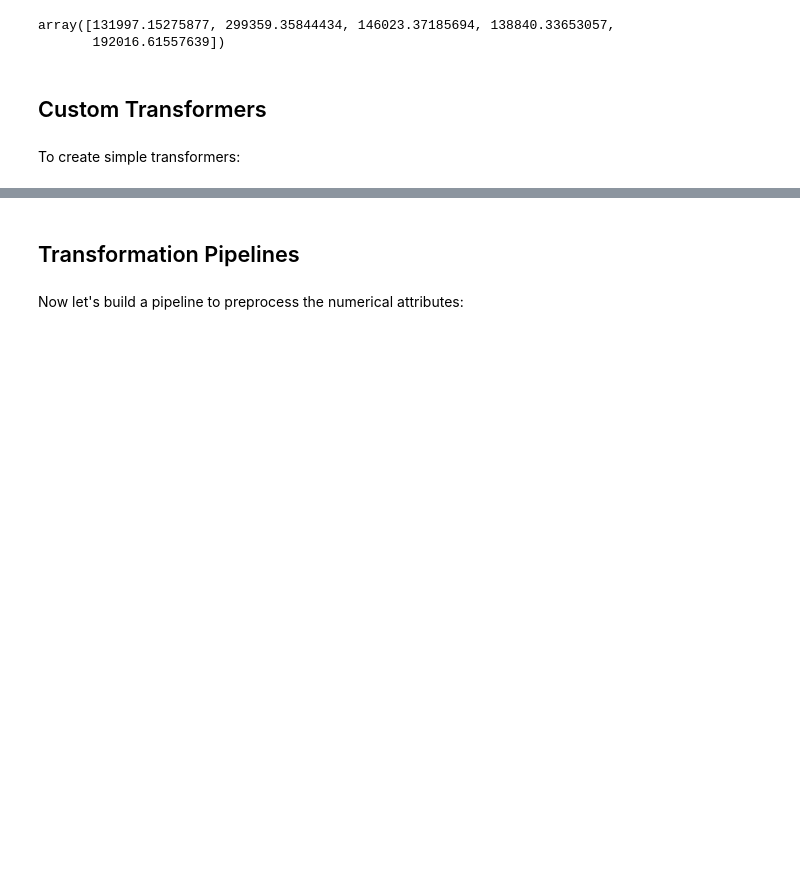
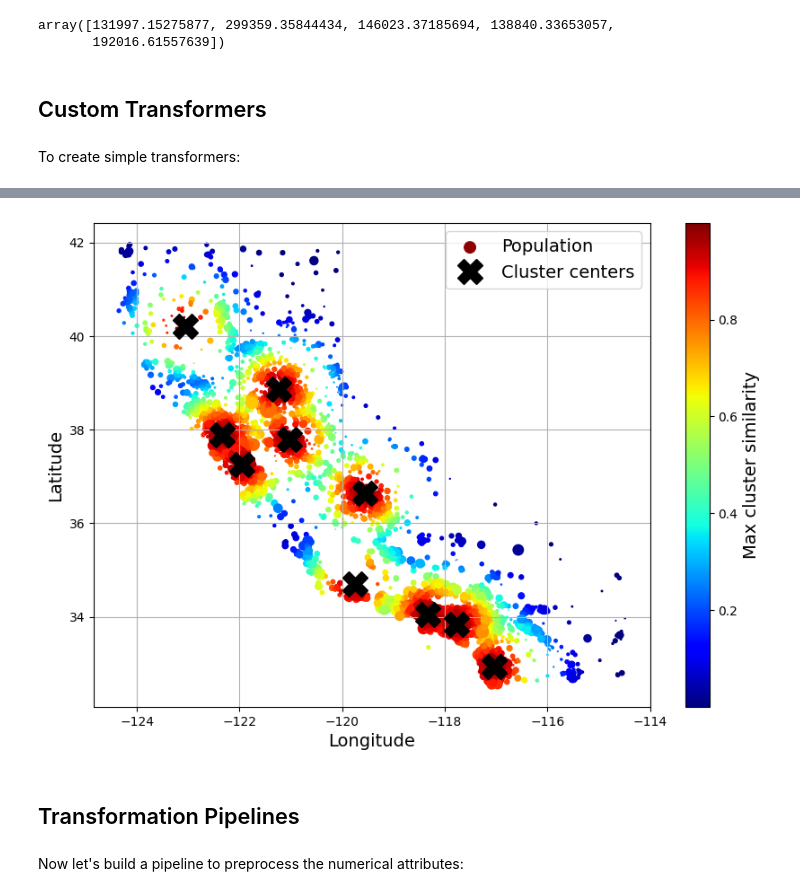
Before and after one commit to drlalithapranathi/handson-ml3, a Jupyter notebook: 02_end_to_end_machine_learning_project.ipynb, the cells around one changed output, grey strips where cells are left out. Drawn from its saved outputs; the diff is of its cells as text; code cells hidden in the pictures; blank space fills up the shorter version.

```diff
--- a/02_end_to_end_machine_learning_project.ipynb
+++ b/02_end_to_end_machine_learning_project.ipynb
@@ -447,24 +466,25 @@ similarities[:3].round(2)
 # %%
 # extra code – this cell generates Figure 2–19
 
 housing_renamed = housing.rename(columns={
     "latitude": "Latitude", "longitude": "Longitude",
     "population": "Population",
     "median_house_value": "Median house value (ᴜsᴅ)"})
 housing_renamed["Max cluster similarity"] = similarities.max(axis=1)
 
 housing_renamed.plot(kind="scatter", x="Longitude", y="Latitude", grid=True,
                      s=housing_renamed["Population"] / 100, label="Population",
                      c="Max cluster similarity",
                      cmap="jet", colorbar=True,
                      legend=True, sharex=False, figsize=(10, 7))
 plt.plot(cluster_simil.kmeans_.cluster_centers_[:, 1],
          cluster_simil.kmeans_.cluster_centers_[:, 0],
          linestyle="", color="black", marker="X", markersize=20,
          label="Cluster centers")
 plt.legend(loc="upper right")
-save_fig("district_cluster_plot")
 plt.show()
+# %% [output]
+[figure, added]
 # %% [markdown]
 ## Transformation Pipelines
 # %% [markdown]
```
Also changed, not shown: parts of 128 cells of this notebook.
